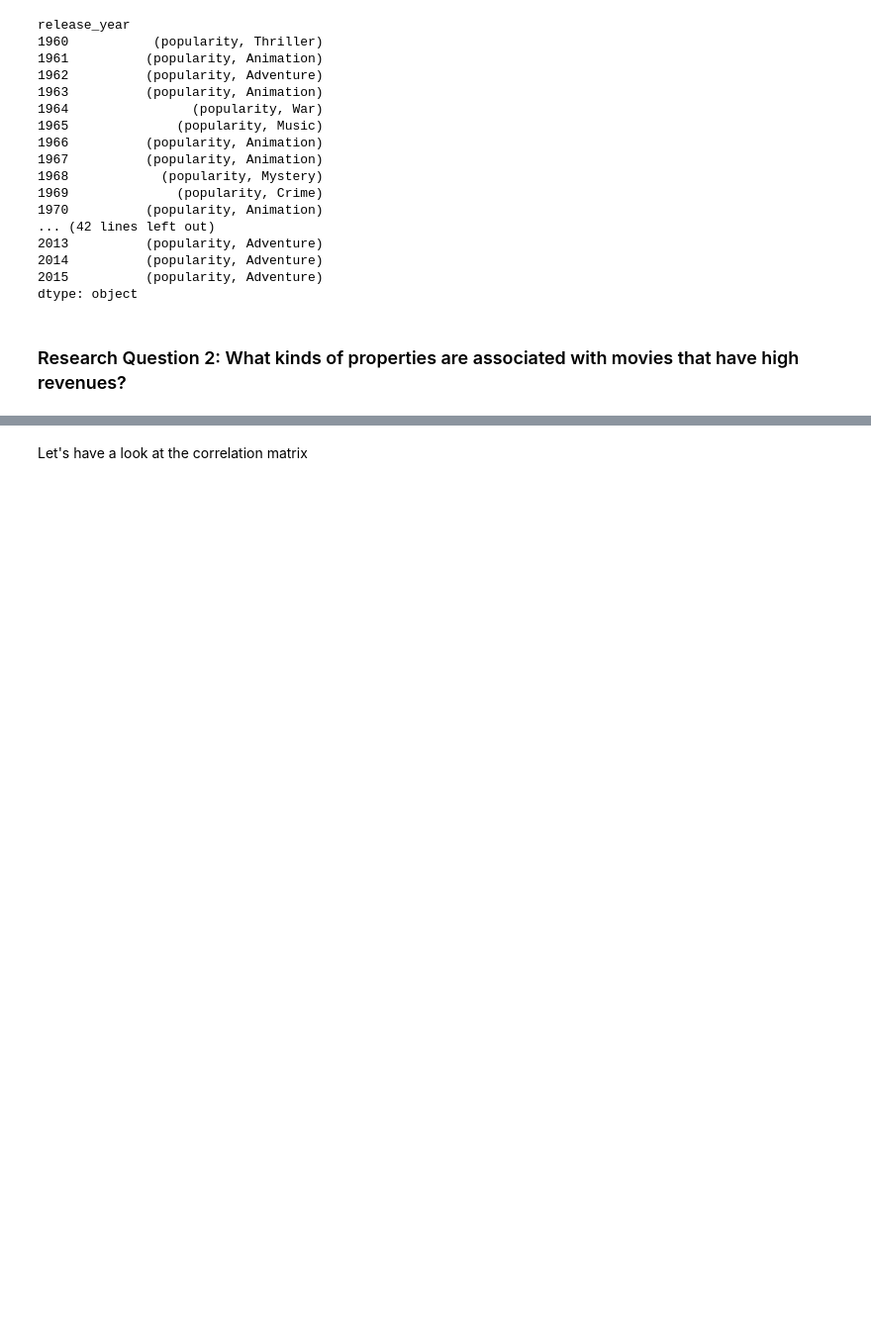
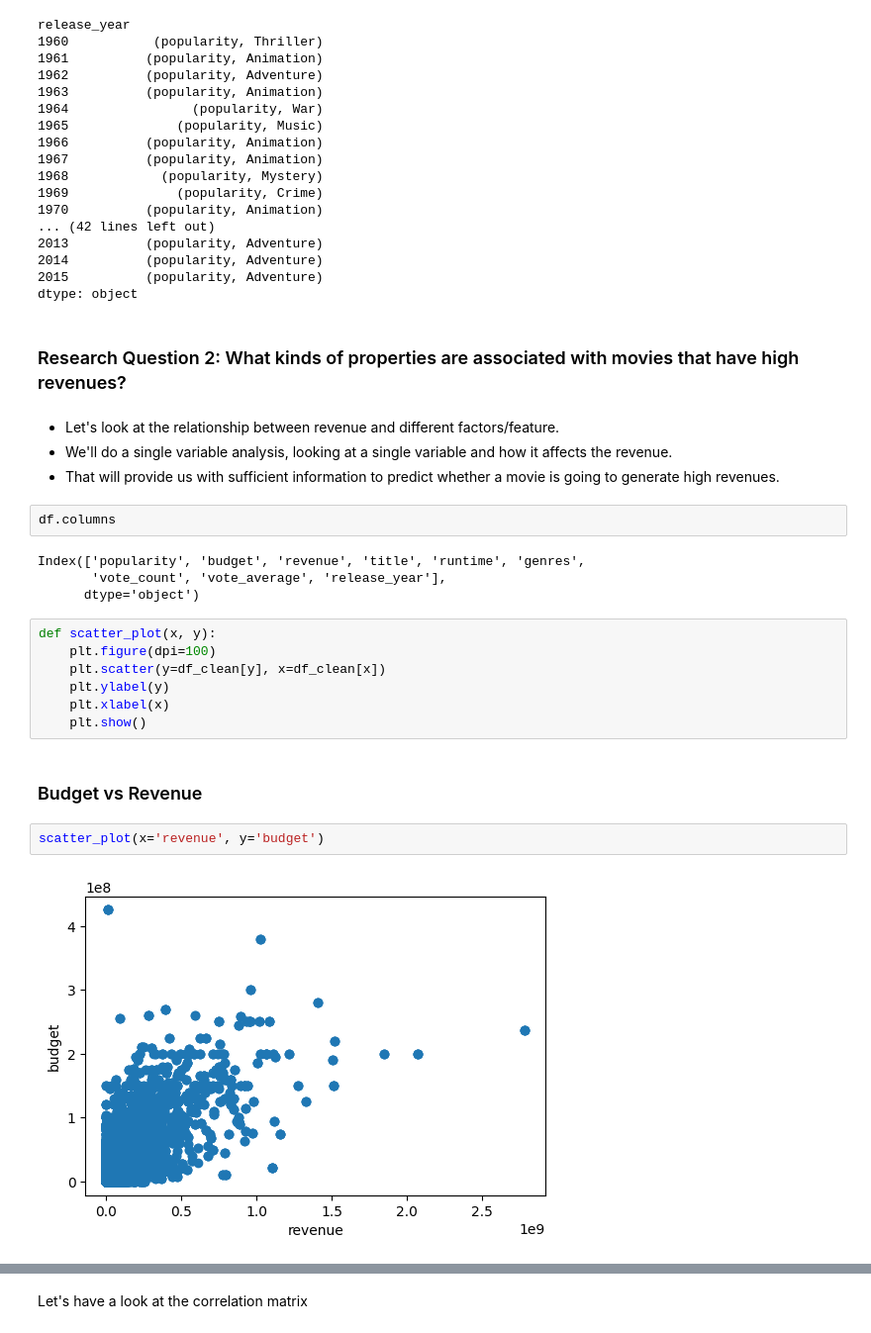
Before and after one commit to imagineazhar/Data-Analysis, a Jupyter notebook: 1- IMDB Movies/Imdb_ratings.ipynb, the cells around one changed output, grey strips where cells are left out. Shown at 99% size. Saved outputs shown, nothing was run; the diff lists cells and outputs as text; blank space fills up the shorter version.

Commit message:
IMDb analysis

```diff
--- a/1- IMDB Movies/Imdb_ratings.ipynb
+++ b/1- IMDB Movies/Imdb_ratings.ipynb
@@ -265,3 +265,26 @@ release_year
 dtype: object
 # %% [markdown]
 ### Research Question 2:  What kinds of properties are associated with movies that have high revenues?
+# %% [markdown]
+- Let's look at the relationship between revenue and different factors/feature.
+- We'll do a single variable analysis, looking at a single variable and how it affects the revenue.
+- That will provide us with sufficient information to predict whether a movie is going to generate high revenues.
+# %%
+df.columns
+# %% [output]
+Index(['popularity', 'budget', 'revenue', 'title', 'runtime', 'genres',
+       'vote_count', 'vote_average', 'release_year'],
+      dtype='object')
+# %%
+def scatter_plot(x, y):
+    plt.figure(dpi=100)
+    plt.scatter(y=df_clean[y], x=df_clean[x])
+    plt.ylabel(y)
+    plt.xlabel(x)
+    plt.show()
+# %% [markdown]
+### Budget vs Revenue
+# %%
+scatter_plot(x='revenue', y='budget')
+# %% [output]
+[figure, added]
```
Also changed, not shown: parts of 4 cells of this notebook.
